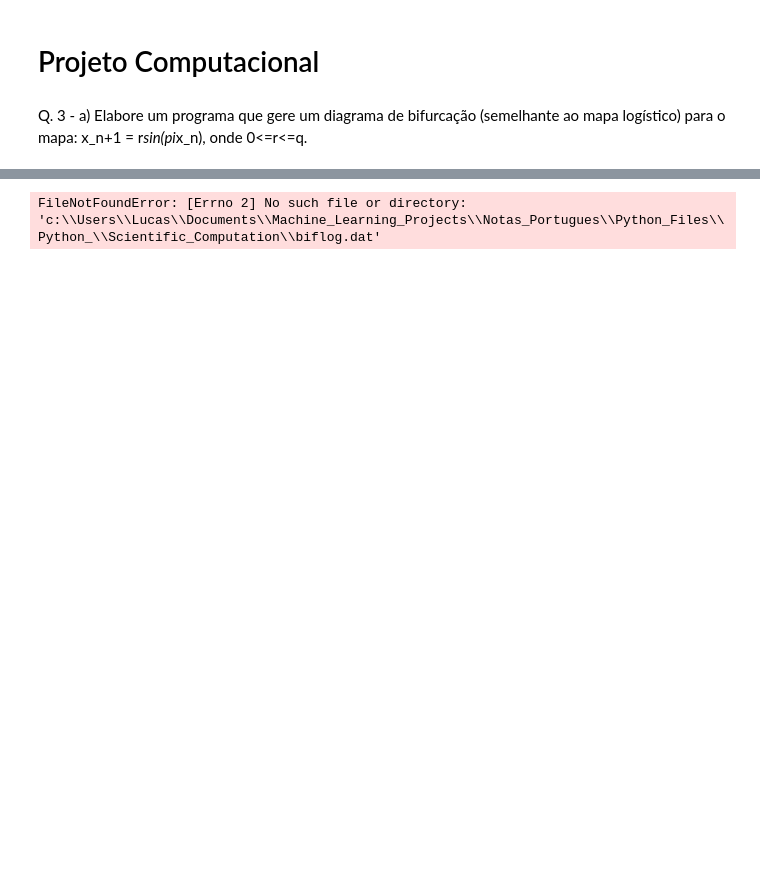
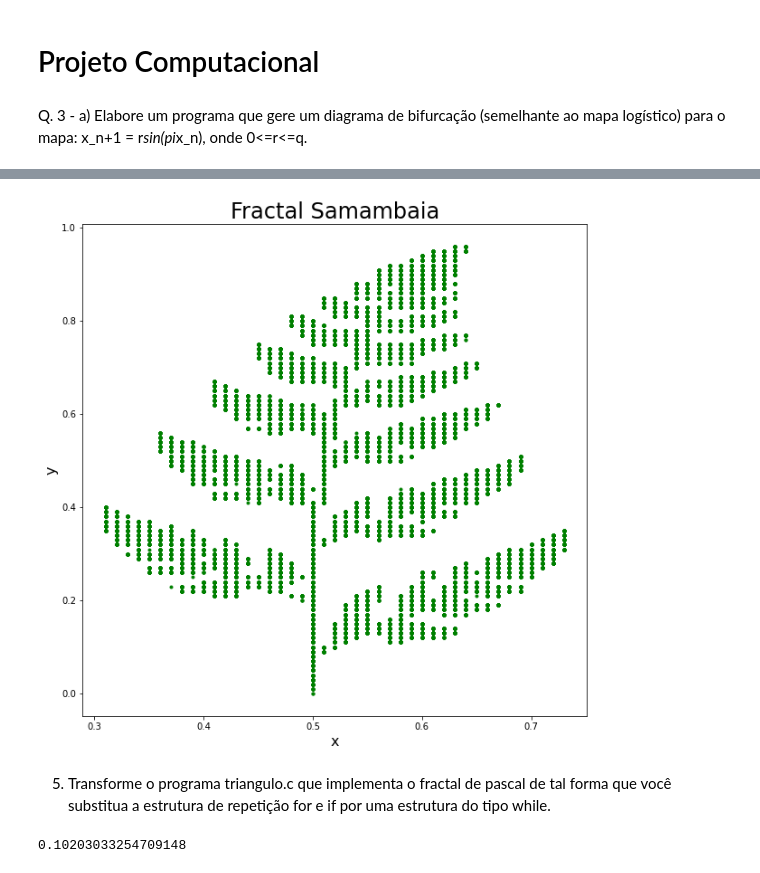
Before and after one commit to lgpcarames/mlnotes, a Jupyter notebook: Notas_Portugues/Python_Files/Python_/Scientific_Computation/projeto_elinei.ipynb, the cells around one changed output, grey strips where cells are left out. Cells and saved outputs as stored; diff of their text form; code cells hidden in the pictures; blank space fills up the shorter version.

```diff
--- a/Notas_Portugues/Python_Files/Python_/Scientific_Computation/projeto_elinei.ipynb
+++ b/Notas_Portugues/Python_Files/Python_/Scientific_Computation/projeto_elinei.ipynb
@@ -10,6 +69,26 @@ PATH_DIR
+# %%
+valores = np.loadtxt('fractal_samambaia.dat')
+
+x = []
+y = []
+r = []
+for i in range(len(valores)):
+    x.append(valores[i][0])
+    y.append(valores[i][1])
+    r.append(valores[i][2])
+
+
+plt.subplots(figsize=(10,10))
+plt.title("Fractal Samambaia", fontsize=24)
+plt.xlabel("x", fontsize=16)
+plt.ylabel("y", fontsize=16)
+plt.plot(x, y, '.g')
+# plt.axis([1.0, 4.0, 0.0, 1.0])
+plt.show()
+# %% [output]
+[figure, added]
 # %%
 import numpy as np
-import pandas as pd
 import os
 
 PATH_DIR = os.getcwd()
@@ -22,30 +101,21 @@ passo = (bmax - bmin)/N
 
 
 
-# with open('biflog.dat', 'w+') as biflog:
+with open('biflog.dat', 'w+') as biflog:
 
-# try:
-#   biflog = open("biflog.dat", "w+")
-#   print("Arquivo biflog.dat aberto")
-# except IOError:
-#   print("Erro ao abrir o arquivo biflog.dat")
-w = []
-z = []
+  for m in np.arange(bmin, bmax, passo):
+    m = m+passo
+    y = 0.1
 
-for m in np.arange(bmin, bmax, passo):
-  m = m+passo
-  y = 0.1
+    for i in range(100):
+      y = m*y*(1.0 - y)
 
-  for i in range(100):
-    y = m*y*(1.0 - y)
-
-  for j in range(100):
-    y = m*y*(1.0 - y)
-    # biflog.write("%.2f\t %.2f\n" % (m, y))
-    w.append(f"{m:.2f}")
-    z.append(f"{y:.2f}")
-
-df = pd.DataFrame({"m": w, "y": z})
-df.to_csv(FILE_DIR, sep="\t", index=False, header=False)
+    for j in range(100):
+      y = m*y*(1.0 - y)
+      biflog.write("%.2f\t %.2f\n" % (m, y))
-# %% [output]
-FileNotFoundError: [Errno 2] No such file or directory: 'c:\\Users\\Lucas\\Documents\\Machine_Learning_Projects\\Notas_Portugues\\Python_Files\\Python_\\Scientific_Computation\\biflog.dat'
+# %% [markdown]
+5. Transforme o programa triangulo.c que implementa o fractal de pascal de tal forma que você substitua a estrutura de repetição for e if por uma estrutura do tipo while.
+# %%
+random()
+# %% [output]
+0.10203033254709148
```
Also changed, not shown: parts of 10 cells of this notebook, 2 other files.
